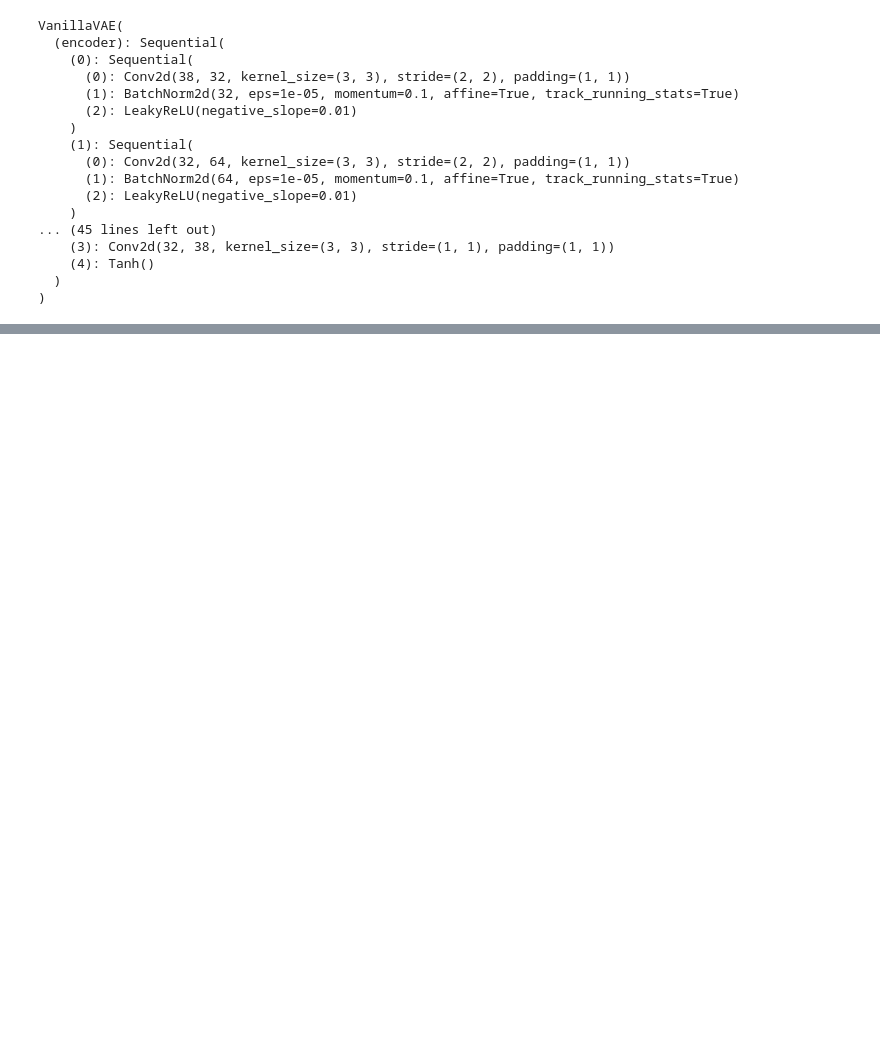
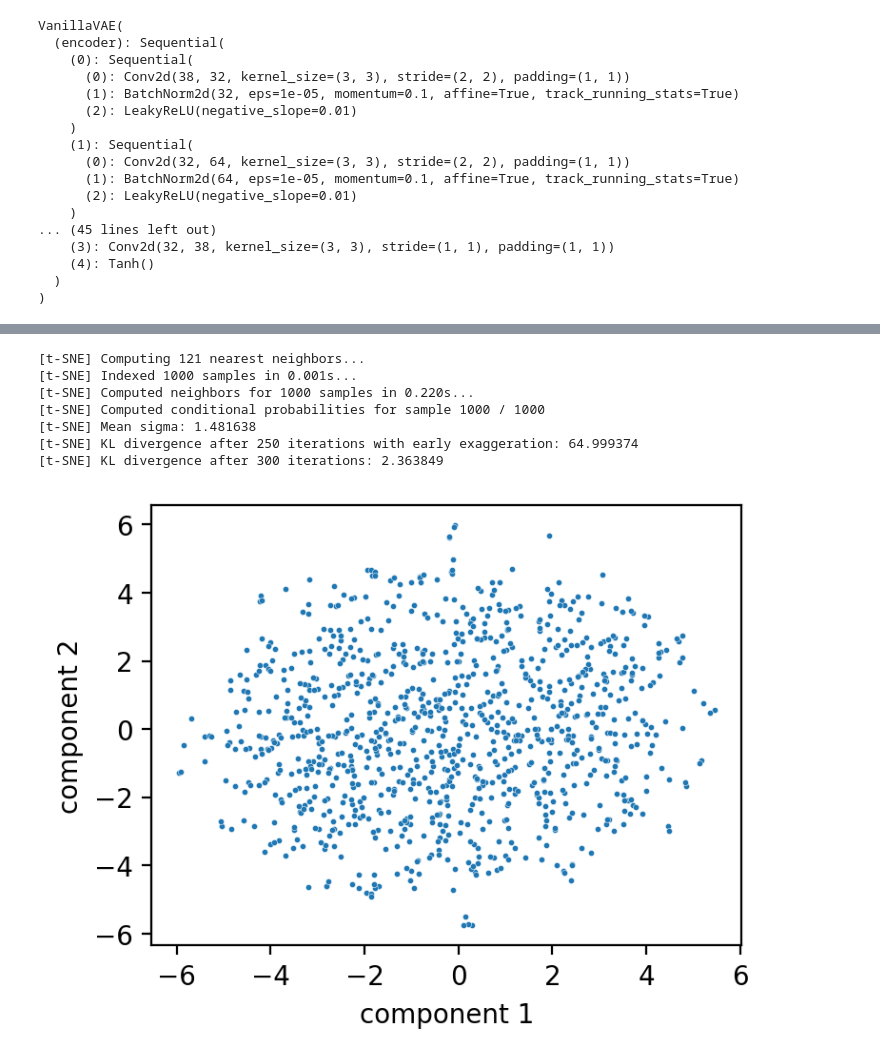
Before and after one commit to farkkilab/pixel_ai, a Jupyter notebook: scripts/test_get_vanilla_vae_latent_space.ipynb, the cells around one changed output, grey strips where cells are left out. Drawn from its saved outputs; the diff is of its cells as text; code cells hidden in the pictures; blank space fills up the shorter version.

```diff
--- a/scripts/test_get_vanilla_vae_latent_space.ipynb
+++ b/scripts/test_get_vanilla_vae_latent_space.ipynb
@@ -83,0 +97,18 @@ np.save('../data/latent_space.npy', value)
+# %%
+proj_2d_tsne = pd.DataFrame(
+        data=TSNE(n_components=2, verbose=1, perplexity=40, n_iter=300).fit_transform(value),
+        columns=["component 1", "component 2"]
+        )
+
+plt.figure(figsize=(4, 3))
+sns.scatterplot(data=proj_2d_tsne, x="component 1", y="component 2", alpha=1, s=5)
+plt.show()
+# %% [output]
+[t-SNE] Computing 121 nearest neighbors...
+[t-SNE] Indexed 1000 samples in 0.001s...
+[t-SNE] Computed neighbors for 1000 samples in 0.220s...
+[t-SNE] Computed conditional probabilities for sample 1000 / 1000
+[t-SNE] Mean sigma: 1.481638
+[t-SNE] KL divergence after 250 iterations with early exaggeration: 64.999374
+[t-SNE] KL divergence after 300 iterations: 2.363849
+[figure, added]
```
Also changed, not shown: parts of 1 cell of this notebook.
